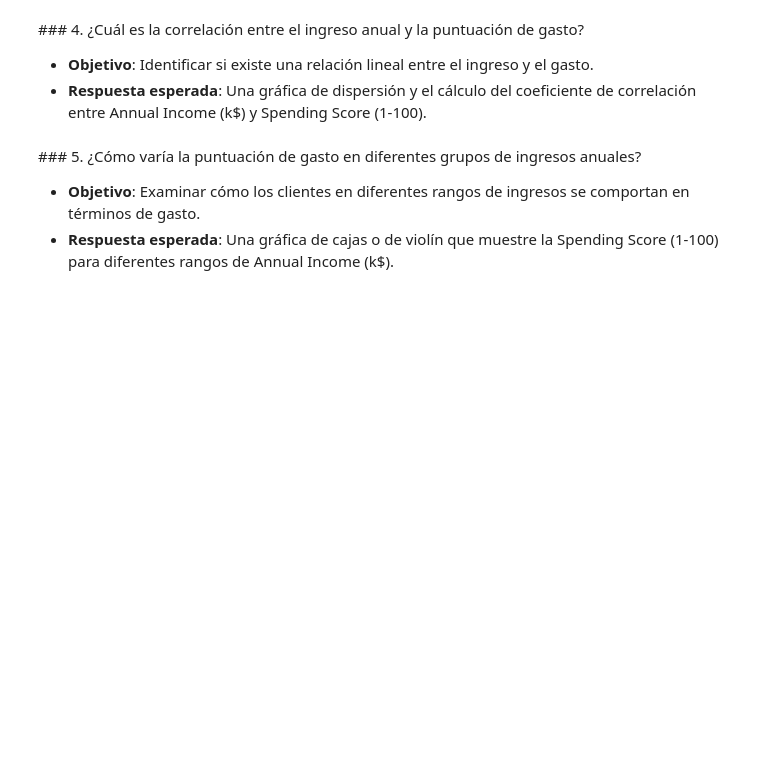
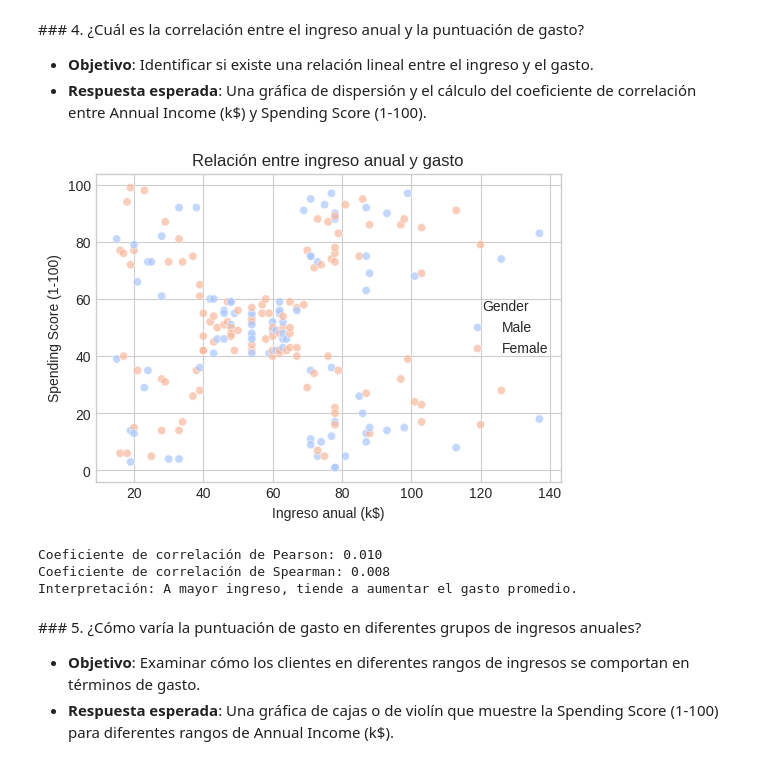
Before and after one commit to pinito2002/aprendizaje_no_supervizado, a Jupyter notebook: 1_EDA.ipynb, the cells around one changed output. Drawn from its saved outputs; the diff is of its cells as text; code cells hidden in the pictures; blank space fills up the shorter version.

```diff
--- a/1_EDA.ipynb
+++ b/1_EDA.ipynb
@@ -37,7 +101,38 @@ import seaborn as sns
 - **Objetivo**: Identificar si existe una relación lineal entre el ingreso y el gasto.
 - **Respuesta esperada**: Una gráfica de dispersión y el cálculo del coeficiente de correlación entre Annual Income (k$) y Spending Score (1-100).
 # %%
-# tu código aquí
+fig, ax = plt.subplots(figsize=(6,4))
+sns.scatterplot(
+    data=df,
+    x="Annual Income (k$)",
+    y="Spending Score (1-100)",
+    hue="Gender",
+    alpha=0.7,
+    palette="coolwarm",
+    ax=ax
+)
+ax.set_title("Relación entre ingreso anual y gasto")
+ax.set_xlabel("Ingreso anual (k$)")
+ax.set_ylabel("Spending Score (1-100)")
+plt.show()
+
+corr_pearson = df["Annual Income (k$)"].corr(df["Spending Score (1-100)"], method='pearson')
+corr_spearman = df["Annual Income (k$)"].corr(df["Spending Score (1-100)"], method='spearman')
+
+print(f"Coeficiente de correlación de Pearson: {corr_pearson:.3f}")
+print(f"Coeficiente de correlación de Spearman: {corr_spearman:.3f}")
+
+if corr_pearson > 0:
+    print("Interpretación: A mayor ingreso, tiende a aumentar el gasto promedio.")
+elif corr_pearson < 0:
+    print("Interpretación: A mayor ingreso, tiende a disminuir el gasto promedio.")
+else:
+    print("Interpretación: No hay correlación lineal entre ingreso y gasto.")
+# %% [output]
+[figure, added]
+Coeficiente de correlación de Pearson: 0.010
+Coeficiente de correlación de Spearman: 0.008
+Interpretación: A mayor ingreso, tiende a aumentar el gasto promedio.
 # %% [markdown]
 ### 5. ¿Cómo varía la puntuación de gasto en diferentes grupos de ingresos anuales?
 - **Objetivo**: Examinar cómo los clientes en diferentes rangos de ingresos se comportan en términos de gasto.
```
Also changed, not shown: parts of 9 cells of this notebook.
